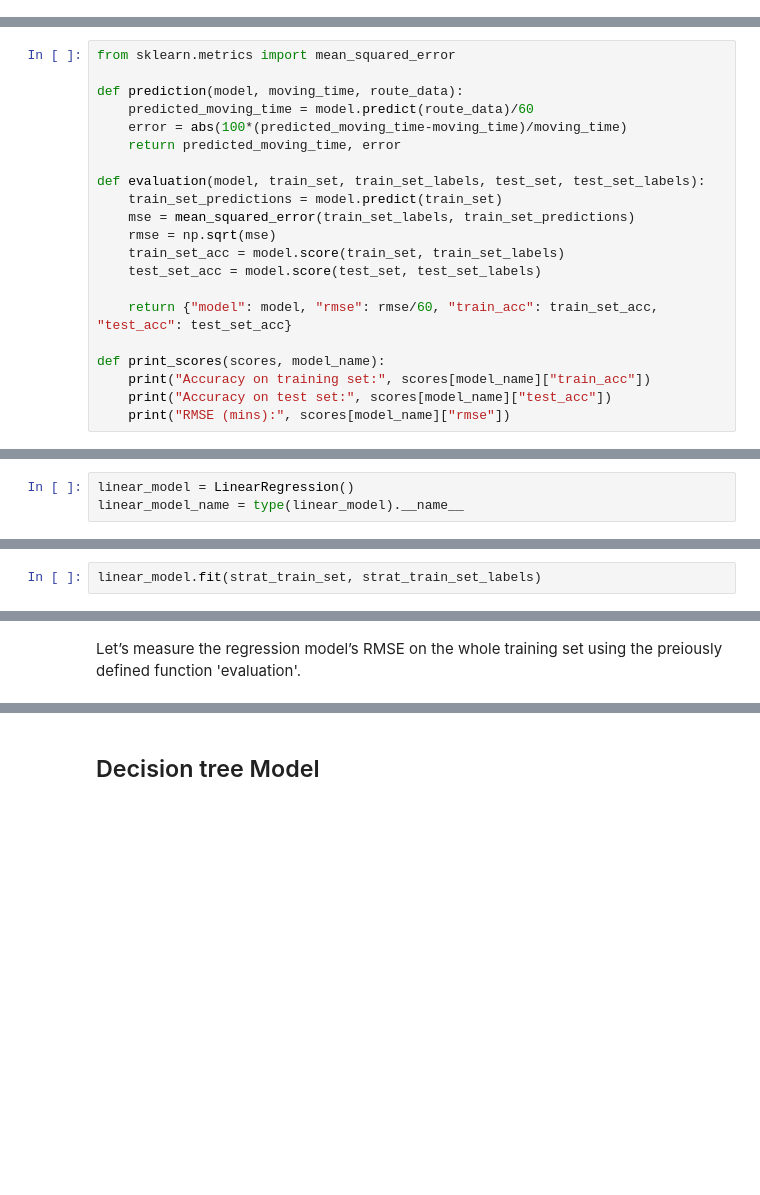
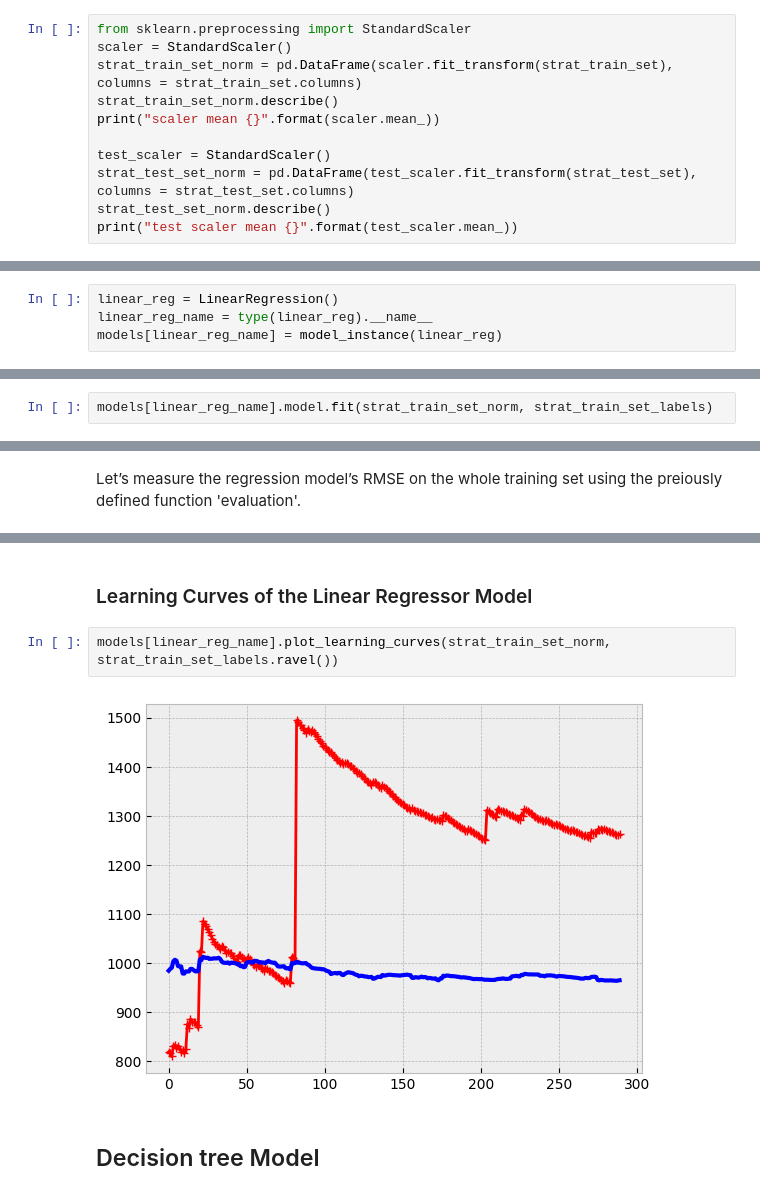
Before and after one commit to fabioantonini/strava-moving-time-regressor, a Jupyter notebook: strava-moving-time-estimator.ipynb, the cells around one changed output, grey strips where cells are left out. Saved outputs shown, nothing was run; the diff lists cells and outputs as text; blank space fills up the shorter version.

```diff
--- a/strava-moving-time-estimator.ipynb
+++ b/strava-moving-time-estimator.ipynb
@@ -328,0 +594,11 @@ for set_ in (strat_train_set, strat_test_set):
+# %%
+from sklearn.preprocessing import StandardScaler
+scaler = StandardScaler()
+strat_train_set_norm = pd.DataFrame(scaler.fit_transform(strat_train_set), columns = strat_train_set.columns)
+strat_train_set_norm.describe()
+print("scaler mean {}".format(scaler.mean_))
+
+test_scaler = StandardScaler()
+strat_test_set_norm = pd.DataFrame(test_scaler.fit_transform(strat_test_set), columns = strat_test_set.columns)
+strat_test_set_norm.describe()
+print("test scaler mean {}".format(test_scaler.mean_))
@@ -333,22 +612 @@ Before diving into the model let's write a couple of functions that qill come ba
-# %%
-from sklearn.metrics import mean_squared_error
-
-def prediction(model, moving_time, route_data):
-    predicted_moving_time = model.predict(route_data)/60
-    error = abs(100*(predicted_moving_time-moving_time)/moving_time)
-    return predicted_moving_time, error
-
-def evaluation(model, train_set, train_set_labels, test_set, test_set_labels):
-    train_set_predictions = model.predict(train_set)
-    mse = mean_squared_error(train_set_labels, train_set_predictions)
-    rmse = np.sqrt(mse)
-    train_set_acc = model.score(train_set, train_set_labels)
-    test_set_acc = model.score(test_set, test_set_labels)
-
-    return {"model": model, "rmse": rmse/60, "train_acc": train_set_acc, "test_acc": test_set_acc}
-
-def print_scores(scores, model_name):
-    print("Accuracy on training set:", scores[model_name]["train_acc"])
-    print("Accuracy on test set:", scores[model_name]["test_acc"])
-    print("RMSE (mins):", scores[model_name]["rmse"])
 # %% [markdown]
@@ -362,7 +693,8 @@ We will created a fitted linear model using the formula API of the scikit-learn
 # %%
-linear_model = LinearRegression()
-linear_model_name = type(linear_model).__name__
+linear_reg = LinearRegression()
+linear_reg_name = type(linear_reg).__name__
+models[linear_reg_name] = model_instance(linear_reg)
 # %% [markdown]
 Let's train the Linear Regressor model on the stratified features and labels.
 # %%
-linear_model.fit(strat_train_set, strat_train_set_labels)
+models[linear_reg_name].model.fit(strat_train_set_norm, strat_train_set_labels)
@@ -405,3 +738,9 @@ print("RMSE (mins):", evaluations[linear_model_name]["rmse"])
+# %% [markdown]
+### Learning Curves of the Linear Regressor Model
+# %%
+models[linear_reg_name].plot_learning_curves(strat_train_set_norm, strat_train_set_labels.ravel())
+# %% [output]
+[figure, added]
 # %% [markdown]
 ## Decision tree Model
 # %% [markdown]
```
Also changed, not shown: parts of 153 cells of this notebook.
